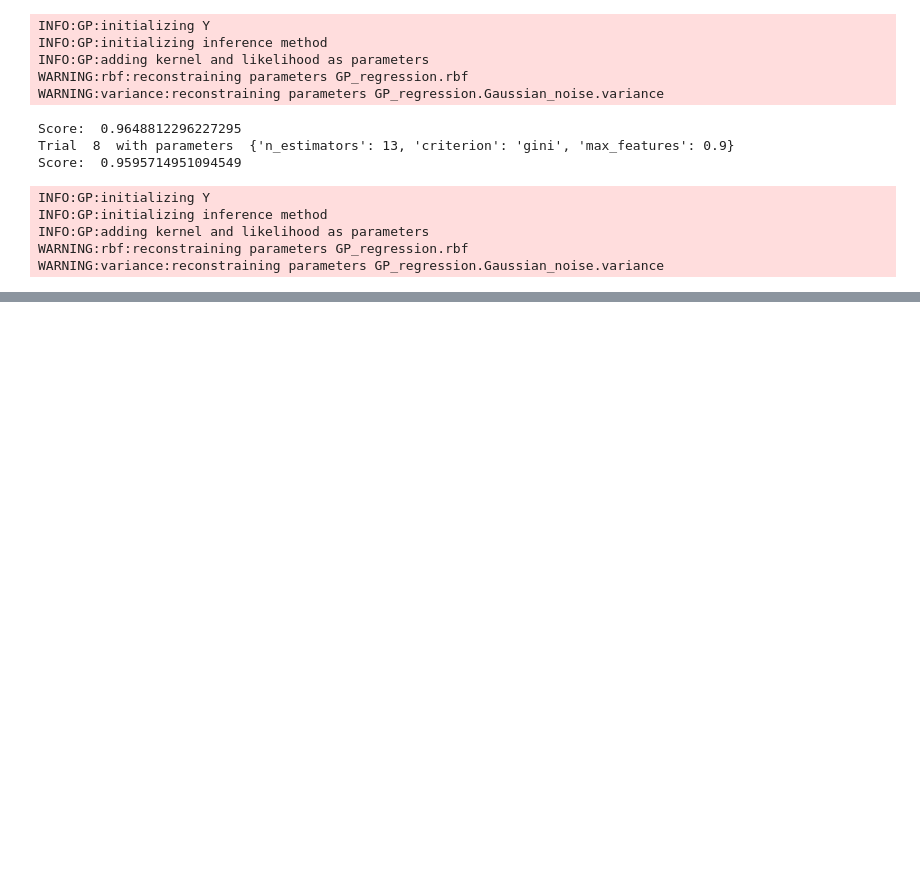
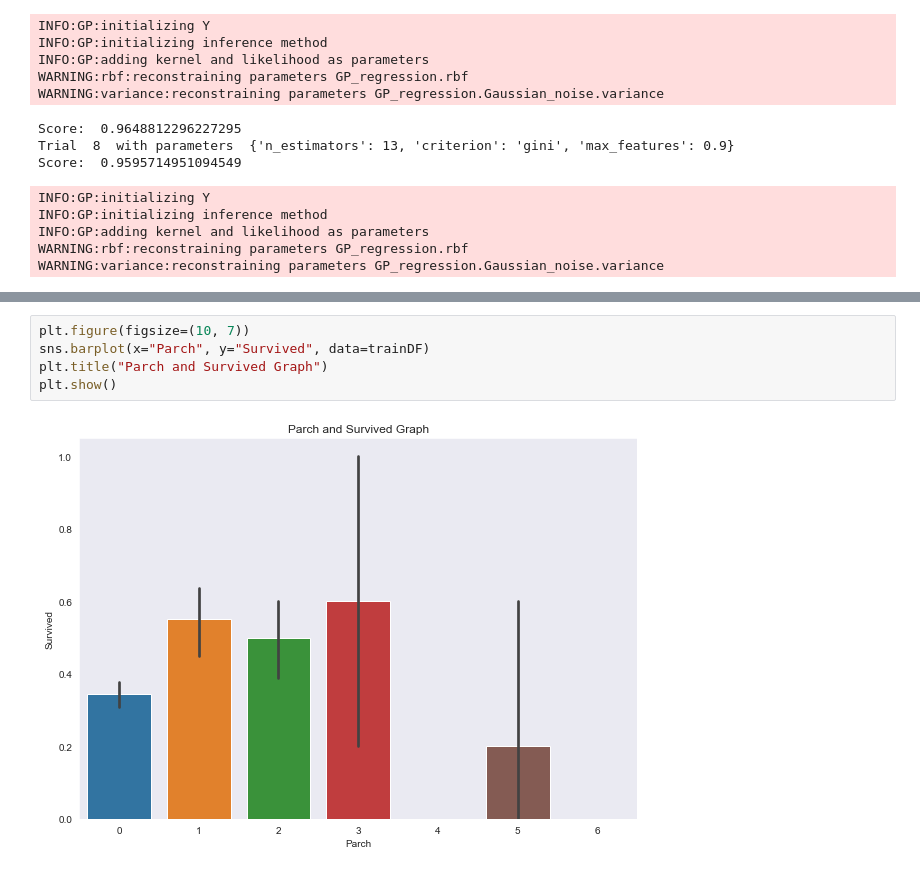
Before and after one commit to CEOJINSUNG/Bigdata, a Jupyter notebook: BigData Study/2주차/2주차_Optimization과 회귀분석.ipynb, the cells around one changed output, grey strips where cells are left out. Cells and saved outputs as stored; diff of their text form; blank space fills up the shorter version.

```diff
--- a/BigData Study/2주차/2주차_Optimization과 회귀분석.ipynb
+++ b/BigData Study/2주차/2주차_Optimization과 회귀분석.ipynb
@@ -603,0 +771,7 @@ WARNING:variance:reconstraining parameters GP_regression.Gaussian_noise.variance
+# %%
+plt.figure(figsize=(10, 7))
+sns.barplot(x="Parch", y="Survived", data=trainDF)
+plt.title("Parch and Survived Graph")
+plt.show()
+# %% [output]
+[figure, added]
```
Also changed, not shown: parts of 50 cells of this notebook.
